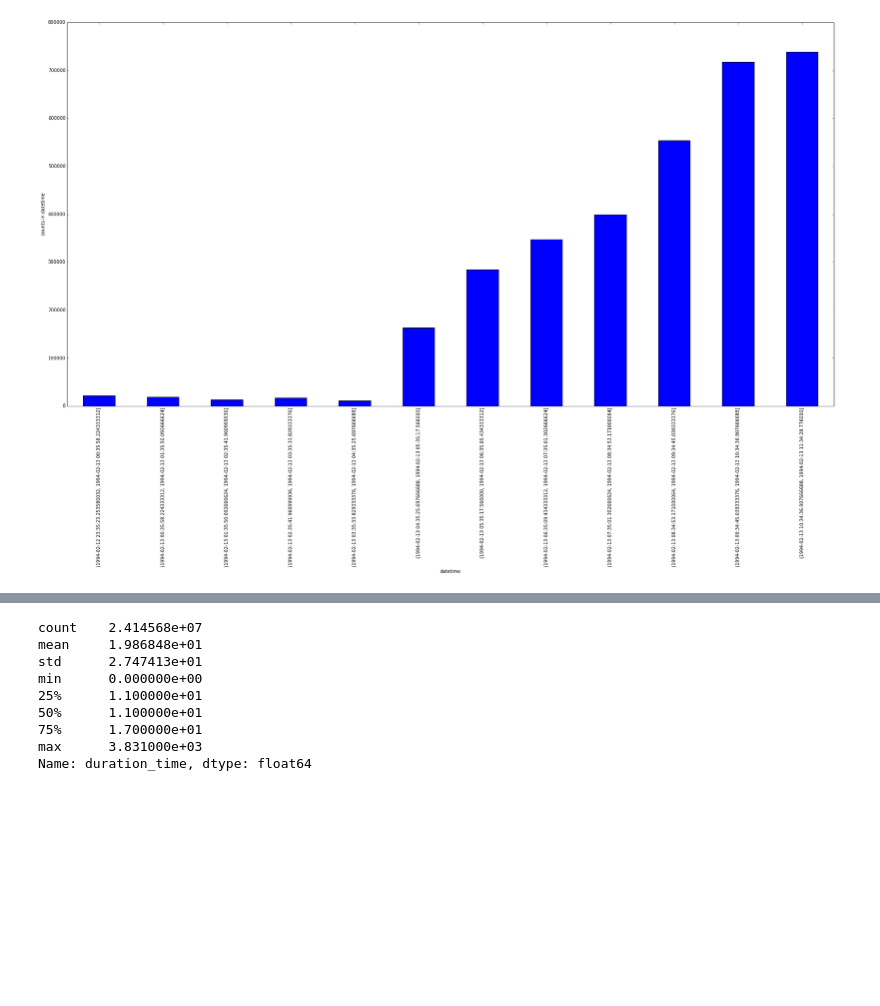
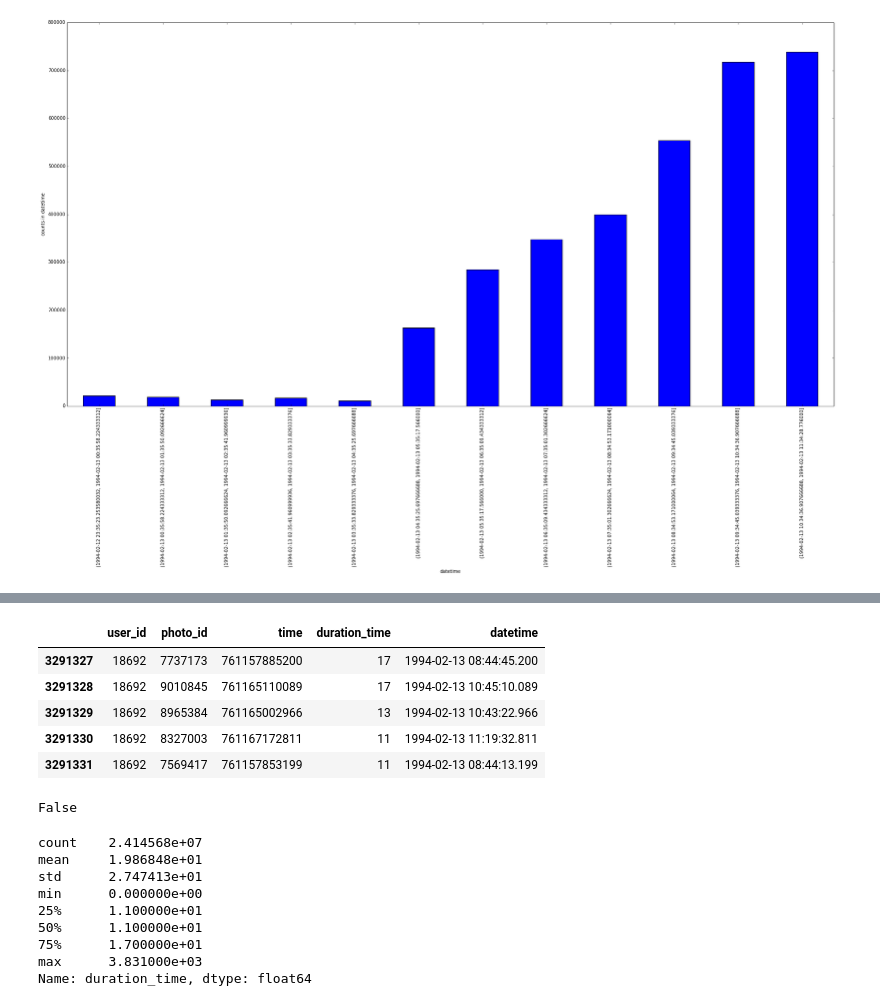
Before and after one commit to kitianFresh/kuaishou, a Jupyter notebook: features/eda2.ipynb, the cells around one changed output, grey strips where cells are left out. Saved outputs shown, nothing was run; the diff lists cells and outputs as text; code cells hidden in the pictures; blank space fills up the shorter version.

```diff
--- a/features/eda2.ipynb
+++ b/features/eda2.ipynb
@@ -537,0 +549,13 @@ plot_data_cut(user_item_data.iloc[num_train:], 'datetime', 12)
+# %%
+user_item_data.tail()
+# %% [output]
+|  | user_id | photo_id | time | duration_time | datetime |
+| 3291327 | 18692 | 7737173 | 761157885200 | 17 | 1994-02-13 08:44:45.200 |
+| 3291328 | 18692 | 9010845 | 761165110089 | 17 | 1994-02-13 10:45:10.089 |
+| 3291329 | 18692 | 8965384 | 761165002966 | 13 | 1994-02-13 10:43:22.966 |
+| 3291330 | 18692 | 8327003 | 761167172811 | 11 | 1994-02-13 11:19:32.811 |
+| 3291331 | 18692 | 7569417 | 761157853199 | 11 | 1994-02-13 08:44:13.199 |
+# %%
+datetime.time(1,0,0) < user_item_data.iloc[0]['datetime'].time() < datetime.time(5, 0, 0)
+# %% [output]
+False
```
Also changed, not shown: parts of 15 cells of this notebook, 5 other files.
